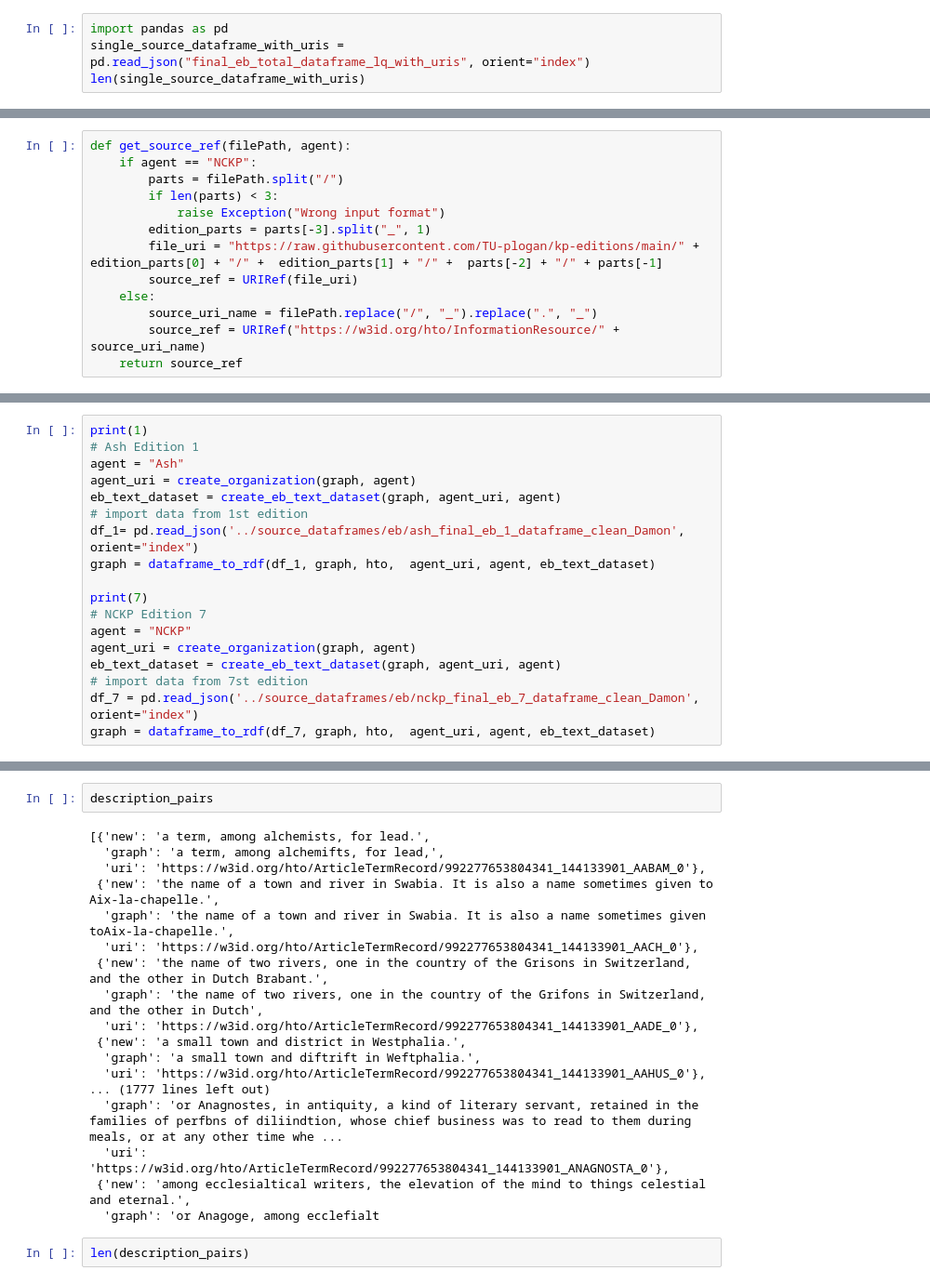
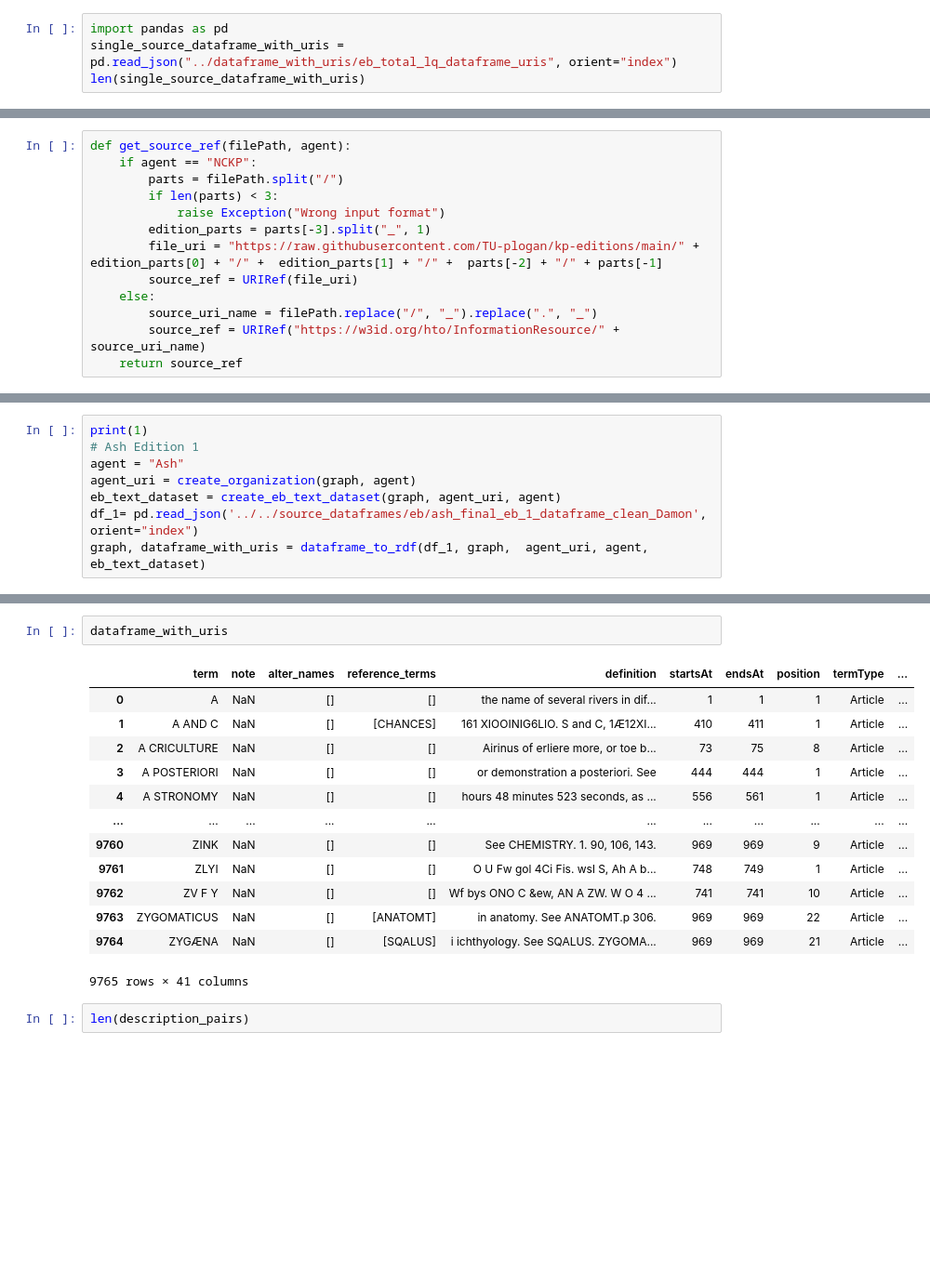
Before and after one commit to frances-ai/KnowledgeGraph, a Jupyter notebook: DataFrame2RDF/Notebooks/Mixed_Source_EBDataFrame2RDF.ipynb, the cells around one changed output, grey strips where cells are left out. Shown: that part at 93% size. Saved outputs shown, nothing was run; the diff lists cells and outputs as text; blank space fills up the shorter version.

```diff
--- a/DataFrame2RDF/Notebooks/Mixed_Source_EBDataFrame2RDF.ipynb
+++ b/DataFrame2RDF/Notebooks/Mixed_Source_EBDataFrame2RDF.ipynb
@@ -93,6 +93,6 @@ Graph g has 2664274 statements.
 # %%
 import pandas as pd
-single_source_dataframe_with_uris = pd.read_json("final_eb_total_dataframe_lq_with_uris", orient="index")
+single_source_dataframe_with_uris = pd.read_json("../dataframe_with_uris/eb_total_lq_dataframe_uris", orient="index")
 len(single_source_dataframe_with_uris)
 # %% [output]
 151065
@@ -364,17 +374,7 @@ print(1)
 agent = "Ash"
 agent_uri = create_organization(graph, agent)
 eb_text_dataset = create_eb_text_dataset(graph, agent_uri, agent)
-# import data from 1st edition
-df_1= pd.read_json('../source_dataframes/eb/ash_final_eb_1_dataframe_clean_Damon', orient="index")
-graph = dataframe_to_rdf(df_1, graph, hto,  agent_uri, agent, eb_text_dataset)
-
-print(7)
-# NCKP Edition 7
-agent = "NCKP"
-agent_uri = create_organization(graph, agent)
-eb_text_dataset = create_eb_text_dataset(graph, agent_uri, agent)
-# import data from 7st edition
-df_7 = pd.read_json('../source_dataframes/eb/nckp_final_eb_7_dataframe_clean_Damon', orient="index")
-graph = dataframe_to_rdf(df_7, graph, hto,  agent_uri, agent, eb_text_dataset)
+df_1= pd.read_json('../../source_dataframes/eb/ash_final_eb_1_dataframe_clean_Damon', orient="index")
+graph, dataframe_with_uris = dataframe_to_rdf(df_1, graph,  agent_uri, agent, eb_text_dataset)
 # %% [output]
 1
@@ -397,23 +381,19 @@ graph = dataframe_to_rdf(df_7, graph, hto,  agent_uri, agent, eb_text_dataset)
-# %%
-description_pairs
-# %% [output]
-[{'new': 'a term, among alchemists, for lead.',
-  'graph': 'a term, among alchemifts, for lead,',
-  'uri': 'https://w3id.org/hto/ArticleTermRecord/992277653804341_144133901_AABAM_0'},
- {'new': 'the name of a town and river in Swabia. It is also a name sometimes given to Aix-la-chapelle.',
-  'graph': 'the name of a town and river in Swabia. It is also a name sometimes given toAix-la-chapelle.',
-  'uri': 'https://w3id.org/hto/ArticleTermRecord/992277653804341_144133901_AACH_0'},
- {'new': 'the name of two rivers, one in the country of the Grisons in Switzerland, and the other in Dutch Brabant.',
-  'graph': 'the name of two rivers, one in the country of the Grifons in Switzerland, and the other in Dutch',
-  'uri': 'https://w3id.org/hto/ArticleTermRecord/992277653804341_144133901_AADE_0'},
- {'new': 'a small town and district in Westphalia.',
-  'graph': 'a small town and diftrift in Weftphalia.',
-  'uri': 'https://w3id.org/hto/ArticleTermRecord/992277653804341_144133901_AAHUS_0'},
-... (1777 lines left out)
-  'graph': 'or Anagnostes, in antiquity, a kind of literary servant, retained in the families of perfbns of diliindtion, whose chief business was to read to them during meals, or at any other time whe ...
-  'uri': 'https://w3id.org/hto/ArticleTermRecord/992277653804341_144133901_ANAGNOSTA_0'},
- {'new': 'among ecclesialtical writers, the elevation of the mind to things celestial and eternal.',
-  'graph': 'or Anagoge, among ecclefialt
+# %%
+dataframe_with_uris
+# %% [output]
+|  | term | note | alter_names | reference_terms | definition | startsAt | endsAt | position | termType | ... |
+| 0 | A | NaN | [] | [] | the name of several rivers in dif... | 1 | 1 | 1 | Article | ... |
+| 1 | A AND C | NaN | [] | [CHANCES] | 161 XIOOINIG6LIO. S and C, 1Æ12XI... | 410 | 411 | 1 | Article | ... |
+| 2 | A CRICULTURE | NaN | [] | [] | Airinus of erliere more, or toe b... | 73 | 75 | 8 | Article | ... |
+| 3 | A POSTERIORI | NaN | [] | [] | or demonstration a posteriori. See | 444 | 444 | 1 | Article | ... |
+| 4 | A STRONOMY | NaN | [] | [] | hours 48 minutes 523 seconds, as ... | 556 | 561 | 1 | Article | ... |
+| ... | ... | ... | ... | ... | ... | ... | ... | ... | ... | ... |
+| 9760 | ZINK | NaN | [] | [] | See CHEMISTRY. 1. 90, 106, 143. | 969 | 969 | 9 | Article | ... |
+| 9761 | ZLYI | NaN | [] | [] | O U Fw gol 4Ci Fis. wsl S, Ah A b... | 748 | 749 | 1 | Article | ... |
+| 9762 | ZV F Y | NaN | [] | [] | Wf bys ONO C &ew, AN A ZW. W O 4 ... | 741 | 741 | 10 | Article | ... |
+| 9763 | ZYGOMATICUS | NaN | [] | [ANATOMT] | in anatomy. See ANATOMT.p 306. | 969 | 969 | 22 | Article | ... |
+| 9764 | ZYGÆNA | NaN | [] | [SQALUS] | i ichthyology. See SQALUS. ZYGOMA... | 969 | 969 | 21 | Article | ... |
+9765 rows × 41 columns
 # %%
 len(description_pairs)
 # %% [output]
```
Also changed, not shown: parts of 5 cells of this notebook, 14 other files.
